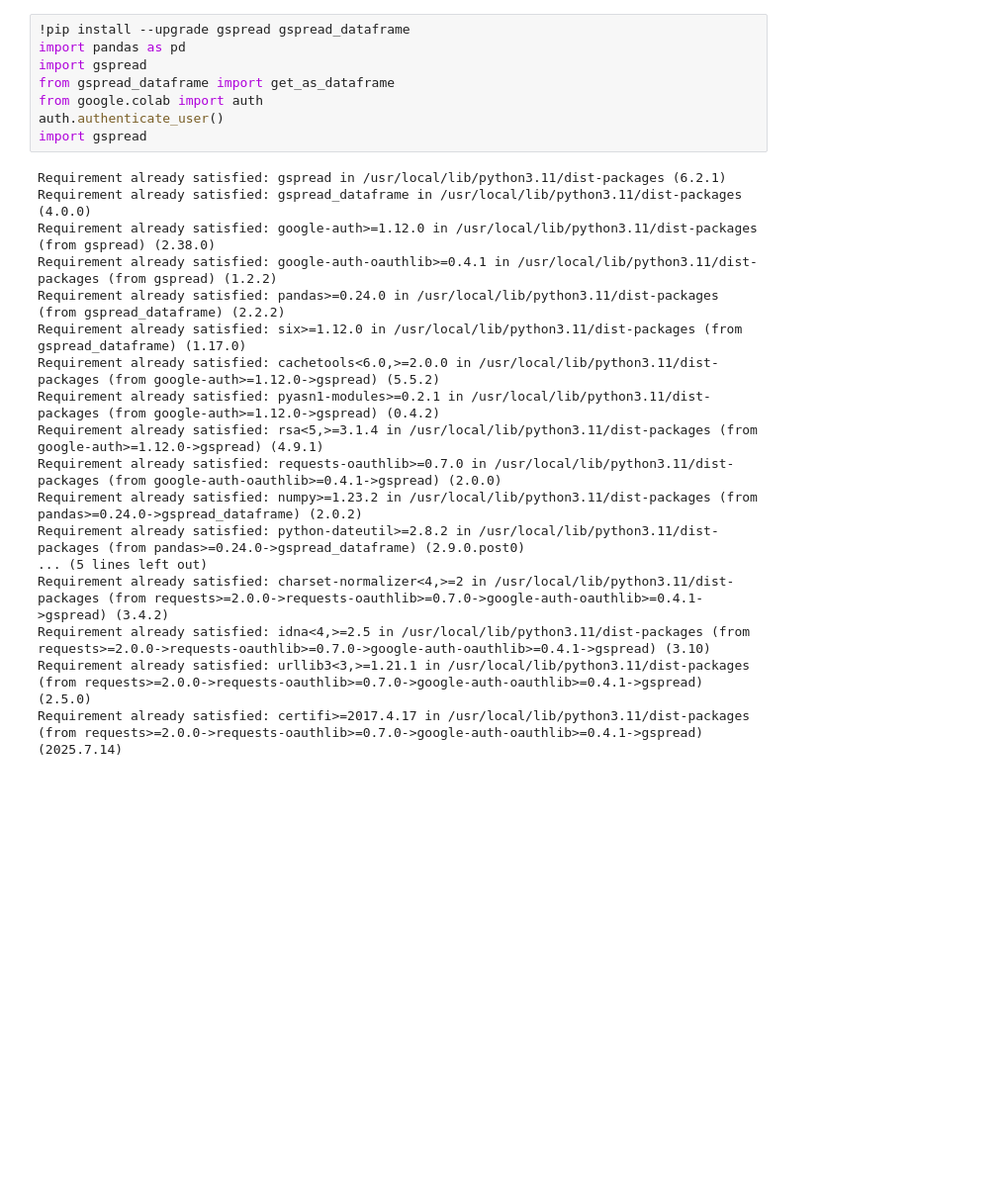
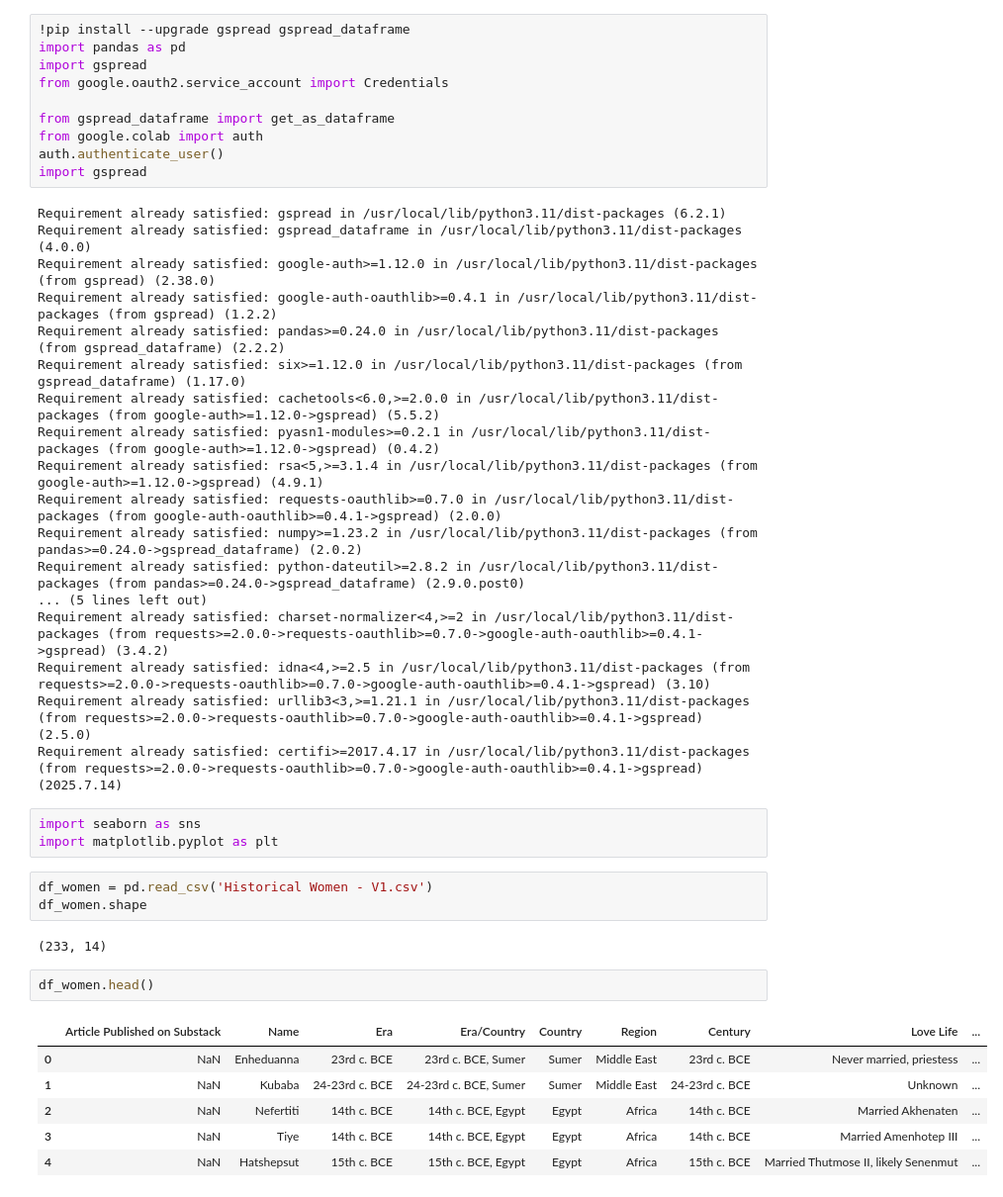
Before and after one commit to sarikasea/Mythbusters, a Jupyter notebook: Google_Sheets_Historical_Women.ipynb, the cells around one changed output. Shown at 99% size. Cells and saved outputs as stored; diff of their text form; blank space fills up the shorter version.

```diff
--- a/Google_Sheets_Historical_Women.ipynb
+++ b/Google_Sheets_Historical_Women.ipynb
@@ -4,6 +6,8 @@
 !pip install --upgrade gspread gspread_dataframe
 import pandas as pd
 import gspread
+from google.oauth2.service_account import Credentials
+
 from gspread_dataframe import get_as_dataframe
 from google.colab import auth
 auth.authenticate_user()
@@ -26,3 +30,20 @@ Requirement already satisfied: charset-normalizer<4,>=2 in /usr/local/lib/python
 Requirement already satisfied: idna<4,>=2.5 in /usr/local/lib/python3.11/dist-packages (from requests>=2.0.0->requests-oauthlib>=0.7.0->google-auth-oauthlib>=0.4.1->gspread) (3.10)
 Requirement already satisfied: urllib3<3,>=1.21.1 in /usr/local/lib/python3.11/dist-packages (from requests>=2.0.0->requests-oauthlib>=0.7.0->google-auth-oauthlib>=0.4.1->gspread) (2.5.0)
 Requirement already satisfied: certifi>=2017.4.17 in /usr/local/lib/python3.11/dist-packages (from requests>=2.0.0->requests-oauthlib>=0.7.0->google-auth-oauthlib>=0.4.1->gspread) (2025.7.14)
+# %%
+import seaborn as sns
+import matplotlib.pyplot as plt
+# %%
+df_women = pd.read_csv('Historical Women - V1.csv')
+df_women.shape
+# %% [output]
+(233, 14)
+# %%
+df_women.head()
+# %% [output]
+|  | Article Published on Substack | Name | Era | Era/Country | Country | Region | Century | Love Life | ... |
+| 0 | NaN | Enheduanna | 23rd c. BCE | 23rd c. BCE, Sumer | Sumer | Middle East | 23rd c. BCE | Never married, priestess | ... |
+| 1 | NaN | Kubaba | 24-23rd c. BCE | 24-23rd c. BCE, Sumer | Sumer | Middle East | 24-23rd c. BCE | Unknown | ... |
+| 2 | NaN | Nefertiti | 14th c. BCE | 14th c. BCE, Egypt | Egypt | Africa | 14th c. BCE | Married Akhenaten | ... |
+| 3 | NaN | Tiye | 14th c. BCE | 14th c. BCE, Egypt | Egypt | Africa | 14th c. BCE | Married Amenhotep III | ... |
+| 4 | NaN | Hatshepsut | 15th c. BCE | 15th c. BCE, Egypt | Egypt | Africa | 15th c. BCE | Married Thutmose II, likely Senenmut | ... |
```
Also changed, not shown: parts of 31 cells of this notebook.
